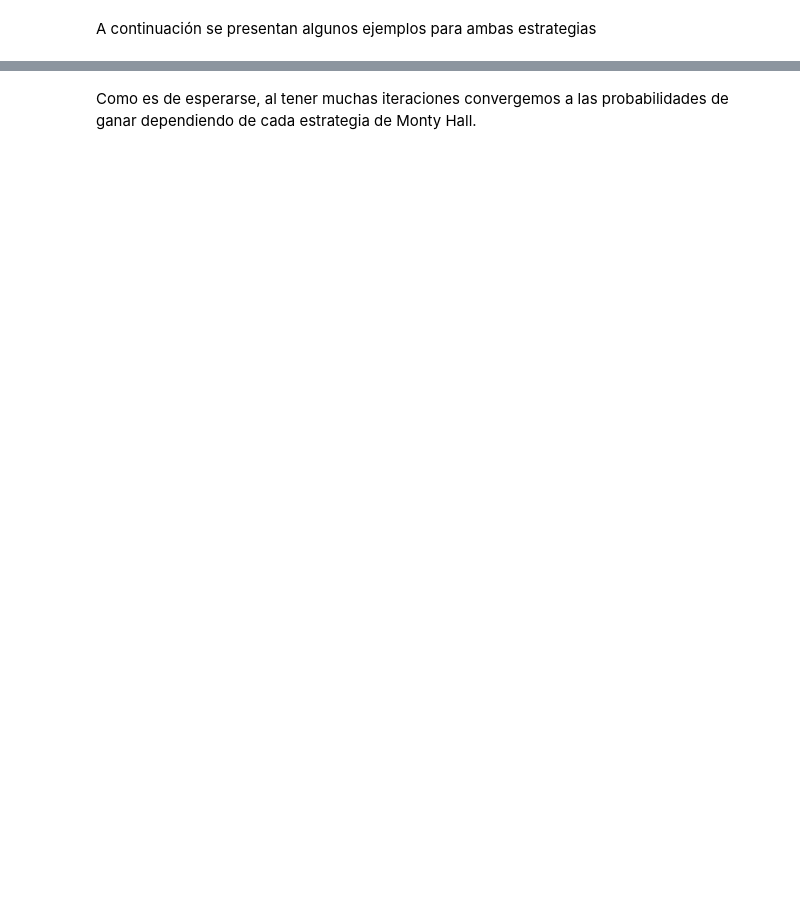
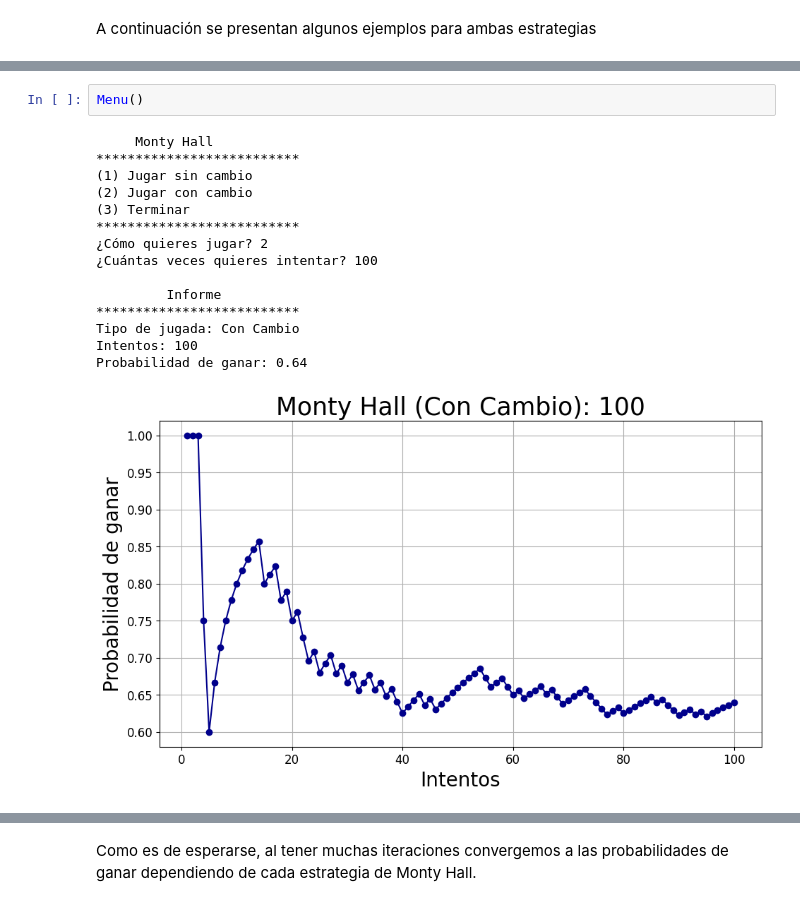
Before and after one commit to eliasegn/ProbabilidadI, a Jupyter notebook: EP4_MontyHall.ipynb, the cells around one changed output, grey strips where cells are left out. Drawn from its saved outputs; the diff is of its cells as text; blank space fills up the shorter version.

```diff
--- a/EP4_MontyHall.ipynb
+++ b/EP4_MontyHall.ipynb
@@ -210,0 +231,18 @@ Probabilidad de ganar: 0.678
+# %%
+Menu()
+# %% [output]
+     Monty Hall
+**************************
+(1) Jugar sin cambio
+(2) Jugar con cambio
+(3) Terminar
+**************************
+¿Cómo quieres jugar? 2
+¿Cuántas veces quieres intentar? 100
+
+         Informe
+**************************
+Tipo de jugada: Con Cambio
+Intentos: 100
+Probabilidad de ganar: 0.64
+[figure, added]
```
Also changed, not shown: parts of 12 cells of this notebook.
